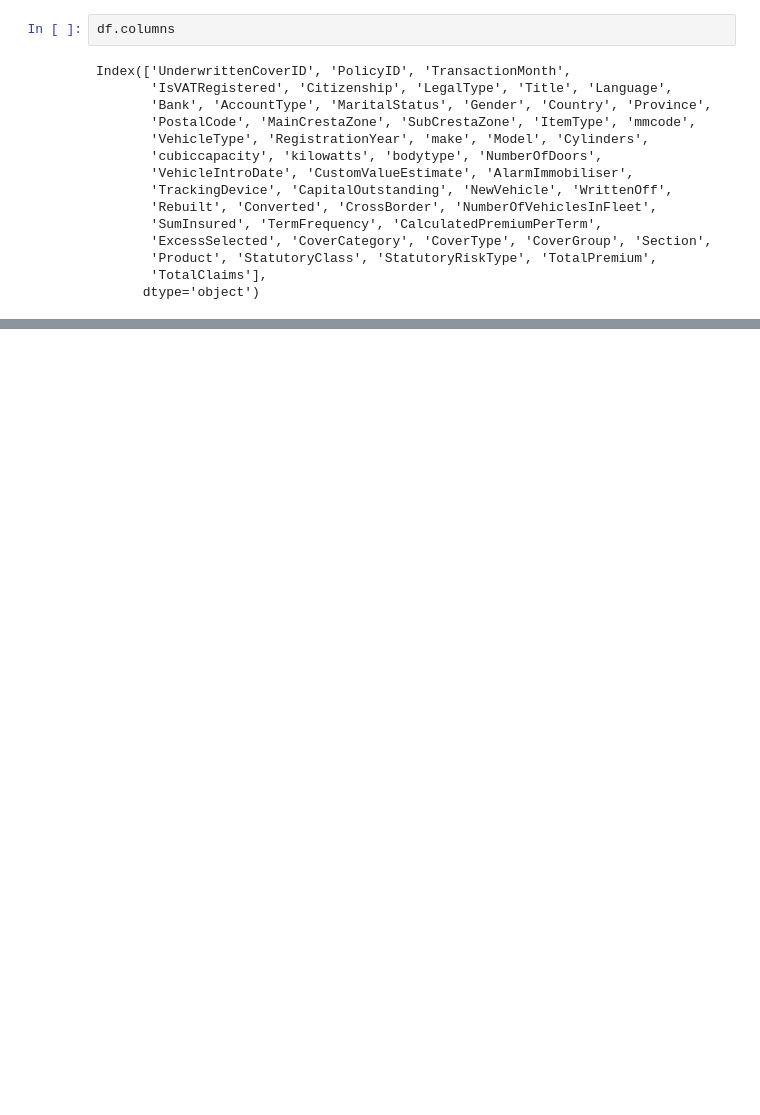
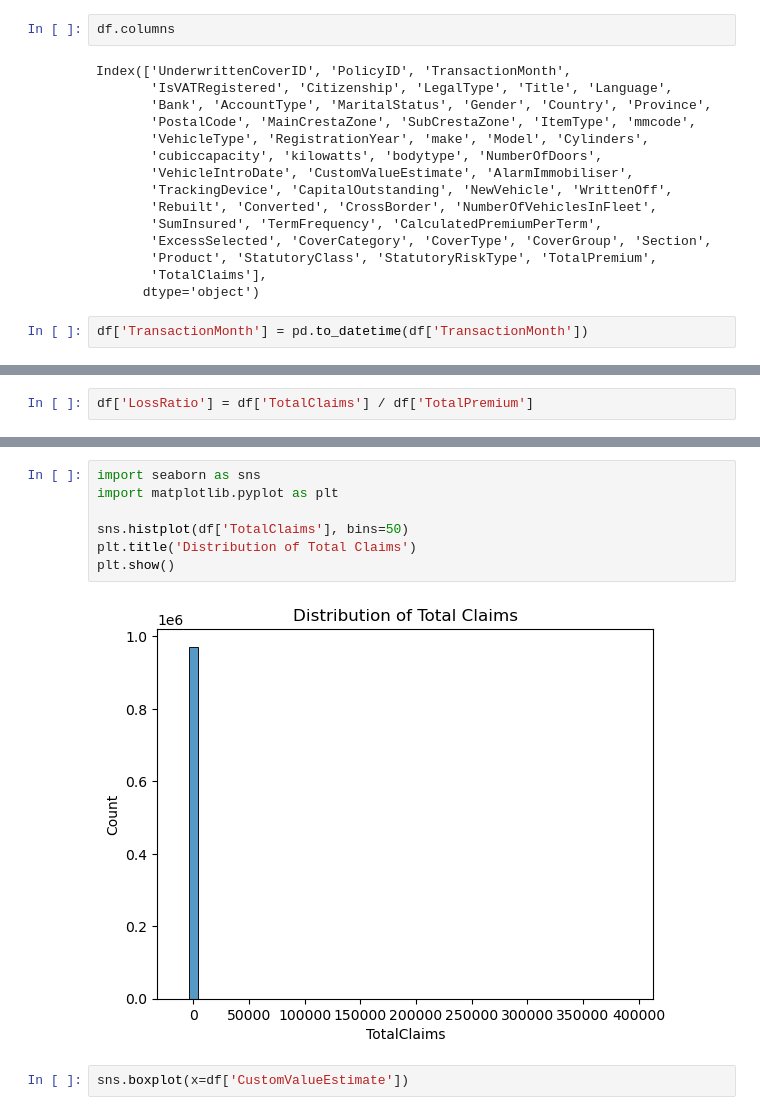
Before and after one commit to michael-099/End-to-End-Insurance-Risk-Analytics-Predictive-Modeling, a Jupyter notebook: notebooks/project_planning_EDA & stats.ipynb, the cells around one changed output, grey strips where cells are left out. Drawn from its saved outputs; the diff is of its cells as text; blank space fills up the shorter version.

```diff
--- a/notebooks/project_planning_EDA & stats.ipynb
+++ b/notebooks/project_planning_EDA & stats.ipynb
@@ -96,3 +96,5 @@ Index(['UnderwrittenCoverID', 'PolicyID', 'TransactionMonth',
        'Product', 'StatutoryClass', 'StatutoryRiskType', 'TotalPremium',
        'TotalClaims'],
       dtype='object')
+# %%
+df['TransactionMonth'] = pd.to_datetime(df['TransactionMonth'])
@@ -98,0 +115,2 @@ Index(['UnderwrittenCoverID', 'PolicyID', 'TransactionMonth',
+# %%
+df['LossRatio'] = df['TotalClaims'] / df['TotalPremium']
@@ -98,0 +133,11 @@ Index(['UnderwrittenCoverID', 'PolicyID', 'TransactionMonth',
+# %%
+import seaborn as sns
+import matplotlib.pyplot as plt
+
+sns.histplot(df['TotalClaims'], bins=50)
+plt.title('Distribution of Total Claims')
+plt.show()
+# %% [output]
+[figure, added]
+# %%
+sns.boxplot(x=df['CustomValueEstimate'])
```
Also changed, not shown: parts of 9 cells of this notebook.
